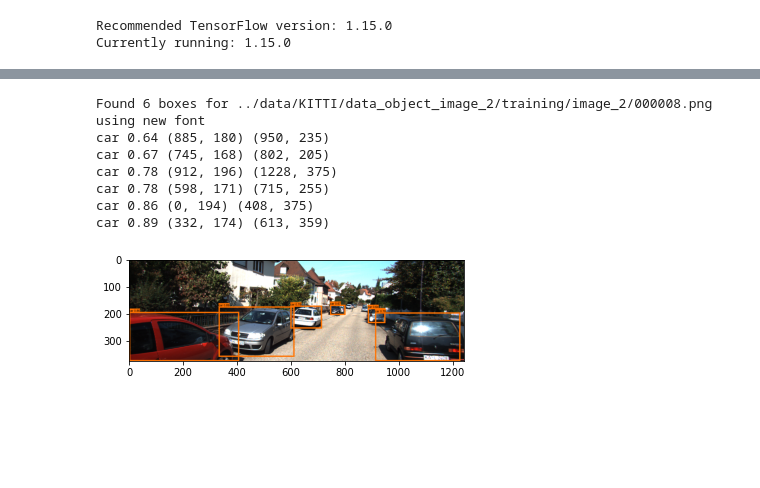
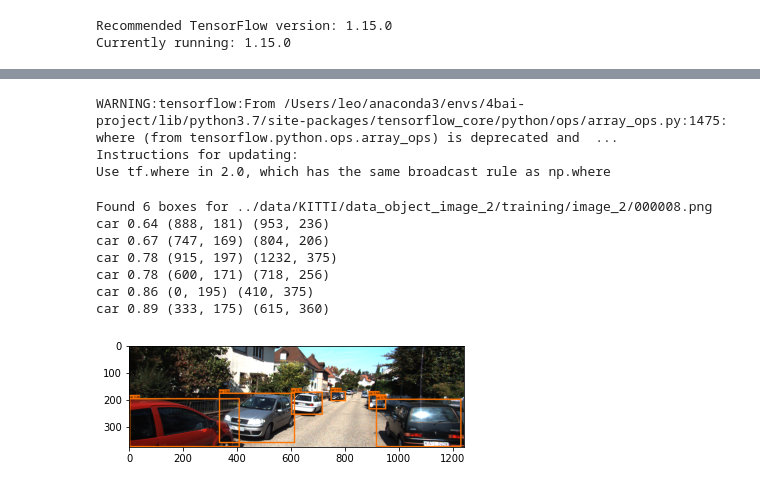
Before and after one commit to kostaleonard/4bai-3d-object-detection, a Jupyter notebook: notebooks/model_2d_bounding_box.ipynb, the cells around one changed output, grey strips where cells are left out. Drawn from its saved outputs; the diff is of its cells as text; code cells hidden in the pictures; blank space fills up the shorter version.

Commit message:
Refactored yolo model
Signed-off-by: Leo Kosta <kostaleonard@gmail.com>

```diff
--- a/notebooks/model_2d_bounding_box.ipynb
+++ b/notebooks/model_2d_bounding_box.ipynb
@@ -259,0 +173,29 @@ car 0.89 (367, 300) (745, 648)
+# %%
+def display_yolo_boxes(image_file: str, out_scores: np.ndarray,
+                       out_boxes: np.ndarray, out_classes: np.ndarray,
+                       save_file: Optional[str] = None) -> None:
+    """Displays the YOLO boxes output from prediction on the image.
+    :param image_file: The path to the image file.
+    :param out_scores: The scores output from the YOLO model prediction.
+    :param out_boxes: The boxes output from the YOLO model prediction.
+    :param out_classes: The class probabilities output from the YOLO model
+    prediction.
+    :param save_file: If specified, the location at which to save the output
+    image.
+    """
+    print('Found {0} boxes for {1}'.format(len(out_boxes), image_file))
+    image, image_data = preprocess_image(
+        image_file, model_image_size = YOLO_MODEL_INPUT_SHAPE[:2])
+    colors = generate_colors(CLASS_NAMES)
+    draw_boxes(image, out_scores, out_boxes, out_classes, CLASS_NAMES, colors)
+    if save_file:
+        image.save(save_file, quality=90)
+    imshow(image)
+# %%
+def get_yolo_model(model_save_file: str) -> tf.keras.Model:
+    """Returns the YOLO model stored at the given h5 file. This is just for user
+    convenience.
+    :param model_save_file: The path to the YOLO model (probably yolo.h5).
+    :return: The YOLO model.
+    """
+    return load_model(model_save_file)
@@ -259,0 +208,3 @@ car 0.89 (367, 300) (745, 648)
+# %%
+sess = K.get_session()
+yolo_model = get_yolo_model(YOLO_MODEL_PATH)
@@ -260,12 +218,20 @@ car 0.89 (367, 300) (745, 648)
 # %%
-out_scores, out_boxes, out_classes = predict(sess, "../data/KITTI/data_object_image_2/training/image_2/000008.png")
+test_image = '../data/KITTI/data_object_image_2/training/image_2/000008.png'
+out_scores, out_boxes, out_classes = predict_on_image(yolo_model, sess,
+                                                      test_image)
 # %% [output]
-Found 6 boxes for ../data/KITTI/data_object_image_2/training/image_2/000008.png
-using new font
-car 0.64 (885, 180) (950, 235)
-car 0.67 (745, 168) (802, 205)
-car 0.78 (912, 196) (1228, 375)
-car 0.78 (598, 171) (715, 255)
-car 0.86 (0, 194) (408, 375)
-car 0.89 (332, 174) (613, 359)
+WARNING:tensorflow:From /Users/leo/anaconda3/envs/4bai-project/lib/python3.7/site-packages/tensorflow_core/python/ops/array_ops.py:1475: where (from tensorflow.python.ops.array_ops) is deprecated and  ...
+Instructions for updating:
+Use tf.where in 2.0, which has the same broadcast rule as np.where
-[figure, removed]
+# %%
+display_yolo_boxes(test_image, out_scores, out_boxes, out_classes,
+                   save_file='test_out.png')
+# %% [output]
+Found 6 boxes for ../data/KITTI/data_object_image_2/training/image_2/000008.png
+car 0.64 (888, 181) (953, 236)
+car 0.67 (747, 169) (804, 206)
+car 0.78 (915, 197) (1232, 375)
+car 0.78 (600, 171) (718, 256)
+car 0.86 (0, 195) (410, 375)
+car 0.89 (333, 175) (615, 360)
+[figure, added]
```
Also changed, not shown: parts of 17 cells of this notebook, 2 other files.
